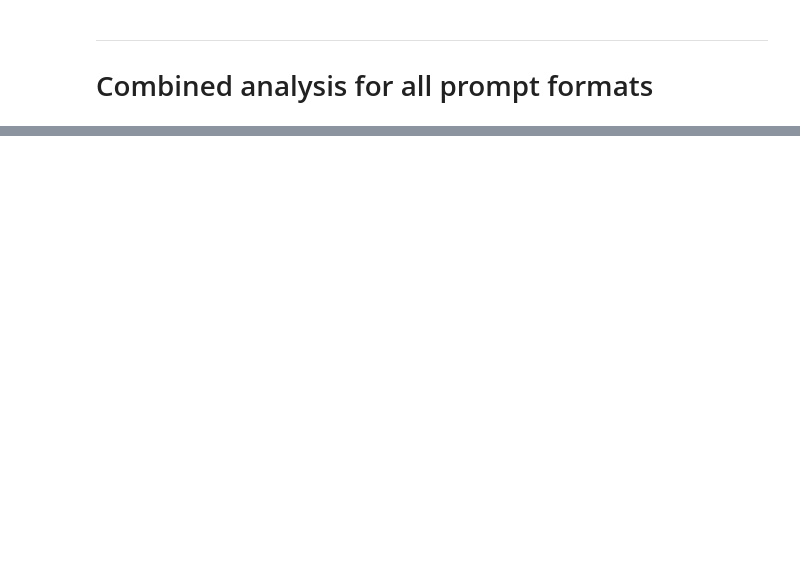
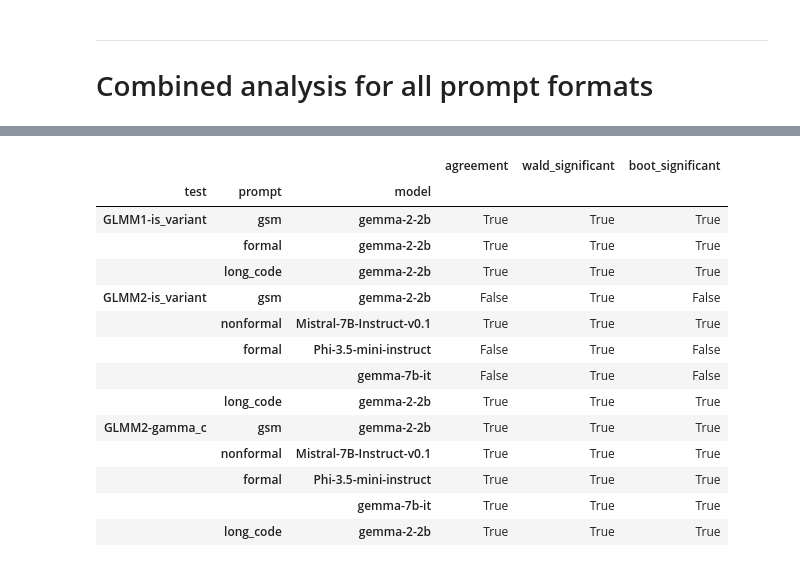
Before and after one commit to the-mysh/gsm-symbolic-benchmarking, a Jupyter notebook: notebooks/bootstrap_analysis.ipynb, the cells around one changed output, grey strips where cells are left out. Cells and saved outputs as stored; diff of their text form; code cells hidden in the pictures; blank space fills up the shorter version.

```diff
--- a/notebooks/bootstrap_analysis.ipynb
+++ b/notebooks/bootstrap_analysis.ipynb
@@ -154,2 +522,18 @@ boots_combined_single_df[~boots_combined_single_df.agreement][['single_significa
 # %%
-boots_combined_single_df[boots_combined_single_df.single_nonconvergent][['agreement', 'single_significant', 'boot_significant']]
+boots_combined_single_df[boots_combined_single_df.wald_nonconvergent][['agreement', 'wald_significant', 'boot_significant']]
+# %% [output]
+|  |  |  | agreement | wald_significant | boot_significant |
+| test | prompt | model |  |  |  |
+| GLMM1-is_variant | gsm | gemma-2-2b | True | True | True |
+|  | formal | gemma-2-2b | True | True | True |
+|  | long_code | gemma-2-2b | True | True | True |
+| GLMM2-is_variant | gsm | gemma-2-2b | False | True | False |
+|  | nonformal | Mistral-7B-Instruct-v0.1 | True | True | True |
+|  | formal | Phi-3.5-mini-instruct | False | True | False |
+|  |  | gemma-7b-it | False | True | False |
+|  | long_code | gemma-2-2b | True | True | True |
+| GLMM2-gamma_c | gsm | gemma-2-2b | True | True | True |
+|  | nonformal | Mistral-7B-Instruct-v0.1 | True | True | True |
+|  | formal | Phi-3.5-mini-instruct | True | True | True |
+|  |  | gemma-7b-it | True | True | True |
+|  | long_code | gemma-2-2b | True | True | True |
```
Also changed, not shown: parts of 32 cells of this notebook, 5 other files.
